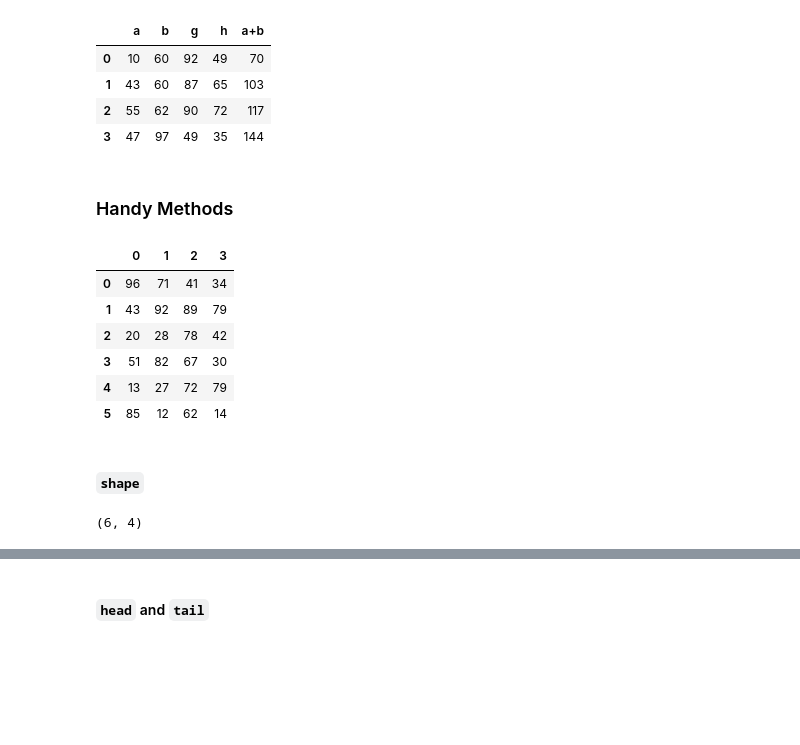
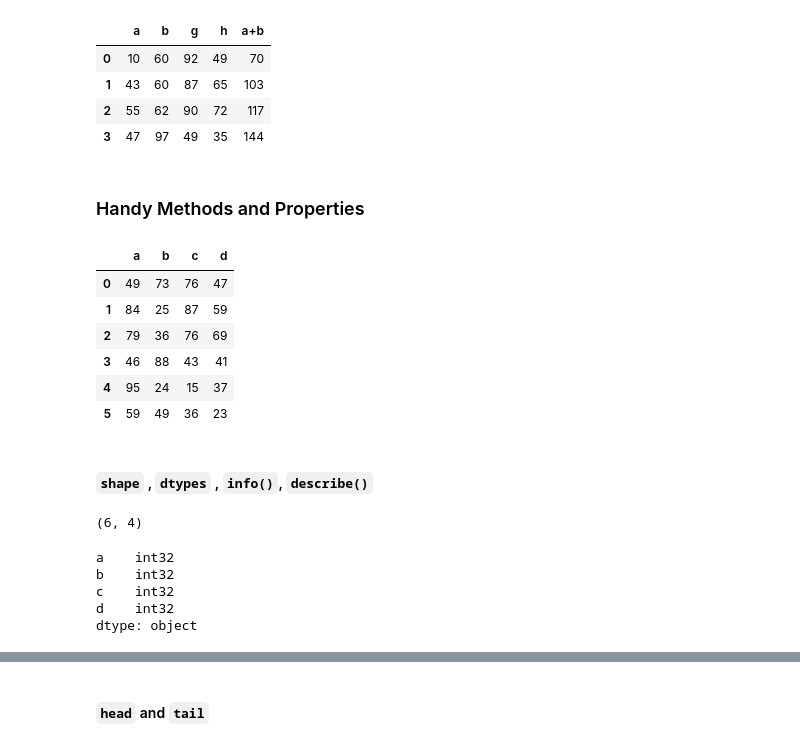
Before and after one commit to dev-SR/machine-learning, a Jupyter notebook: 01pandas/pandas.ipynb, the cells around one changed output, grey strips where cells are left out. Drawn from its saved outputs; the diff is of its cells as text; code cells hidden in the pictures; blank space fills up the shorter version.

```diff
--- a/01pandas/pandas.ipynb
+++ b/01pandas/pandas.ipynb
@@ -1085,22 +740,31 @@ df
 | 2 | 55 | 62 | 90 | 72 | 117 |
 | 3 | 47 | 97 | 49 | 35 | 144 |
 # %% [markdown]
-### Handy Methods
+### Handy Methods and Properties
 # %%
 arr = np.random.randint(10, 100, size=(6, 4))
 df = pd.DataFrame(data=arr)
+df.columns = 'a b c d'.split()
 df
 # %% [output]
-|  | 0 | 1 | 2 | 3 |
-| 0 | 96 | 71 | 41 | 34 |
-| 1 | 43 | 92 | 89 | 79 |
-| 2 | 20 | 28 | 78 | 42 |
-| 3 | 51 | 82 | 67 | 30 |
-| 4 | 13 | 27 | 72 | 79 |
-| 5 | 85 | 12 | 62 | 14 |
+|  | a | b | c | d |
+| 0 | 49 | 73 | 76 | 47 |
+| 1 | 84 | 25 | 87 | 59 |
+| 2 | 79 | 36 | 76 | 69 |
+| 3 | 46 | 88 | 43 | 41 |
+| 4 | 95 | 24 | 15 | 37 |
+| 5 | 59 | 49 | 36 | 23 |
 # %% [markdown]
-#### `shape`
+#### `shape` , `dtypes` , `info()`, `describe()`
 # %%
 df.shape
 # %% [output]
 (6, 4)
+# %%
+df.dtypes
+# %% [output]
+a    int32
+b    int32
+c    int32
+d    int32
+dtype: object
```
Also changed, not shown: parts of 253 cells of this notebook, 12 other files.
